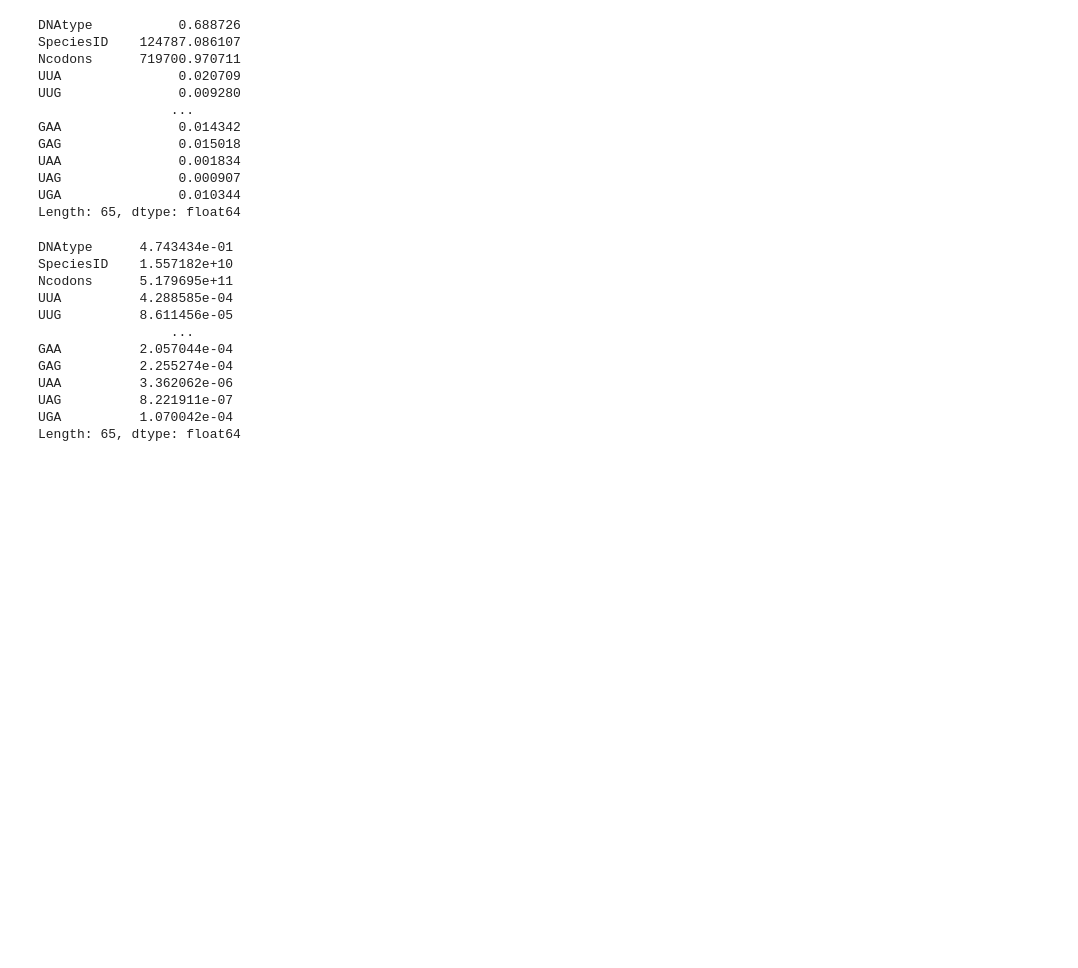
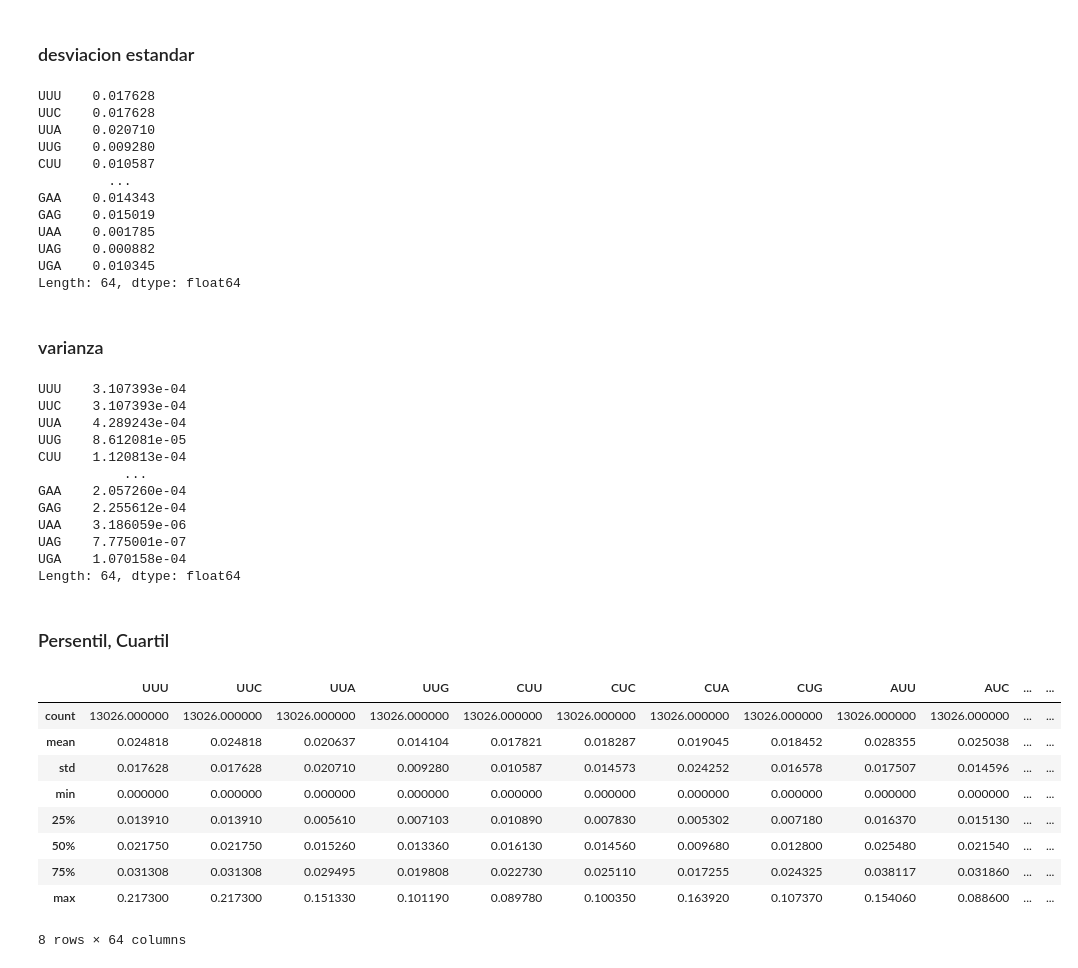
Before and after one commit to Br5n1ch4/gitrepos, a Jupyter notebook: CURSO_ACI777/Catedra 1/Catedra 1.ipynb, the cells around one changed output. Saved outputs shown, nothing was run; the diff lists cells and outputs as text; code cells hidden in the pictures; blank space fills up the shorter version.

```diff
--- a/CURSO_ACI777/Catedra 1/Catedra 1.ipynb
+++ b/CURSO_ACI777/Catedra 1/Catedra 1.ipynb
@@ -56,30 +32,49 @@ Length: 13028, dtype: float64
+# %% [markdown]
+### desviacion estandar
 # %%
-df.std()
+cd.std()
 # %% [output]
-DNAtype           0.688726
-SpeciesID    124787.086107
-Ncodons      719700.970711
-UUA               0.020709
-UUG               0.009280
-                 ...
-GAA               0.014342
-GAG               0.015018
-UAA               0.001834
-UAG               0.000907
-UGA               0.010344
-Length: 65, dtype: float64
+UUU    0.017628
+UUC    0.017628
+UUA    0.020710
+UUG    0.009280
+CUU    0.010587
+         ...
+GAA    0.014343
+GAG    0.015019
+UAA    0.001785
+UAG    0.000882
+UGA    0.010345
+Length: 64, dtype: float64
+# %% [markdown]
+### varianza
 # %%
-df.var()
+cd.var()
 # %% [output]
-DNAtype      4.743434e-01
-SpeciesID    1.557182e+10
-Ncodons      5.179695e+11
-UUA          4.288585e-04
-UUG          8.611456e-05
-                 ...
-GAA          2.057044e-04
-GAG          2.255274e-04
-UAA          3.362062e-06
-UAG          8.221911e-07
-UGA          1.070042e-04
-Length: 65, dtype: float64
+UUU    3.107393e-04
+UUC    3.107393e-04
+UUA    4.289243e-04
+UUG    8.612081e-05
+CUU    1.120813e-04
+           ...
+GAA    2.057260e-04
+GAG    2.255612e-04
+UAA    3.186059e-06
+UAG    7.775001e-07
+UGA    1.070158e-04
+Length: 64, dtype: float64
+# %% [markdown]
+### Persentil, Cuartil
+# %%
+cd.describe()
+# %% [output]
+|  | UUU | UUC | UUA | UUG | CUU | CUC | CUA | CUG | AUU | AUC | ... | ... |
+| count | 13026.000000 | 13026.000000 | 13026.000000 | 13026.000000 | 13026.000000 | 13026.000000 | 13026.000000 | 13026.000000 | 13026.000000 | 13026.000000 | ... | ... |
+| mean | 0.024818 | 0.024818 | 0.020637 | 0.014104 | 0.017821 | 0.018287 | 0.019045 | 0.018452 | 0.028355 | 0.025038 | ... | ... |
+| std | 0.017628 | 0.017628 | 0.020710 | 0.009280 | 0.010587 | 0.014573 | 0.024252 | 0.016578 | 0.017507 | 0.014596 | ... | ... |
+| min | 0.000000 | 0.000000 | 0.000000 | 0.000000 | 0.000000 | 0.000000 | 0.000000 | 0.000000 | 0.000000 | 0.000000 | ... | ... |
+| 25% | 0.013910 | 0.013910 | 0.005610 | 0.007103 | 0.010890 | 0.007830 | 0.005302 | 0.007180 | 0.016370 | 0.015130 | ... | ... |
+| 50% | 0.021750 | 0.021750 | 0.015260 | 0.013360 | 0.016130 | 0.014560 | 0.009680 | 0.012800 | 0.025480 | 0.021540 | ... | ... |
+| 75% | 0.031308 | 0.031308 | 0.029495 | 0.019808 | 0.022730 | 0.025110 | 0.017255 | 0.024325 | 0.038117 | 0.031860 | ... | ... |
+| max | 0.217300 | 0.217300 | 0.151330 | 0.101190 | 0.089780 | 0.100350 | 0.163920 | 0.107370 | 0.154060 | 0.088600 | ... | ... |
+8 rows × 64 columns
```
Also changed, not shown: parts of 18 cells of this notebook.
